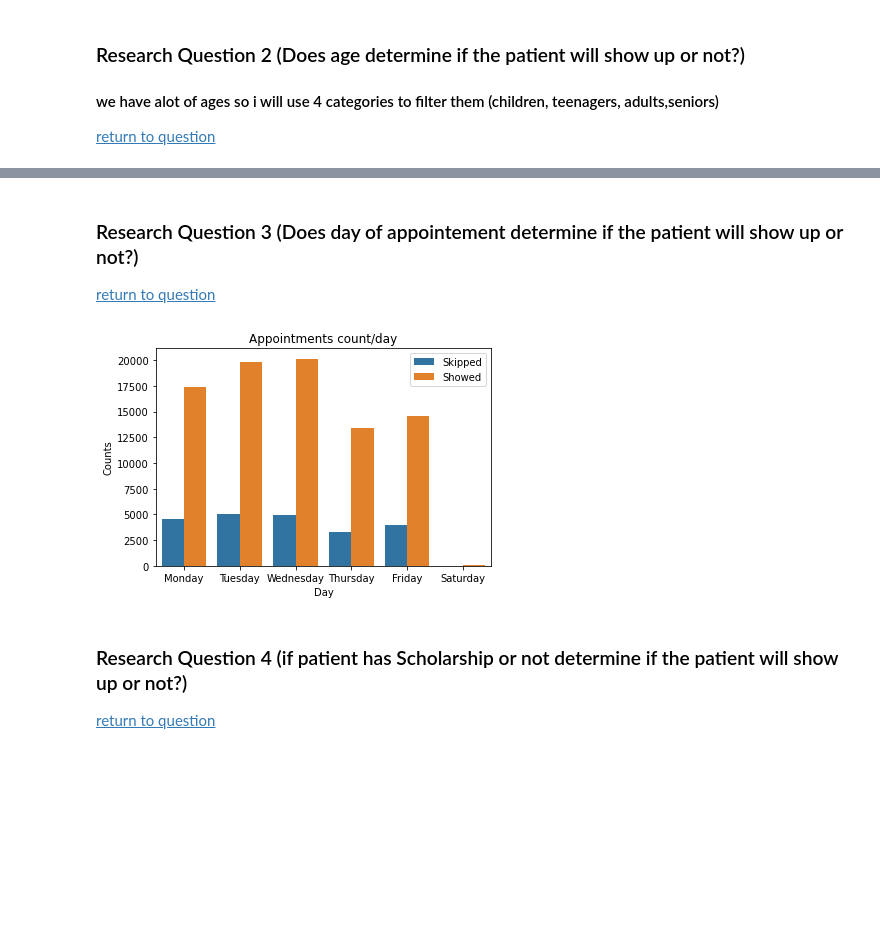
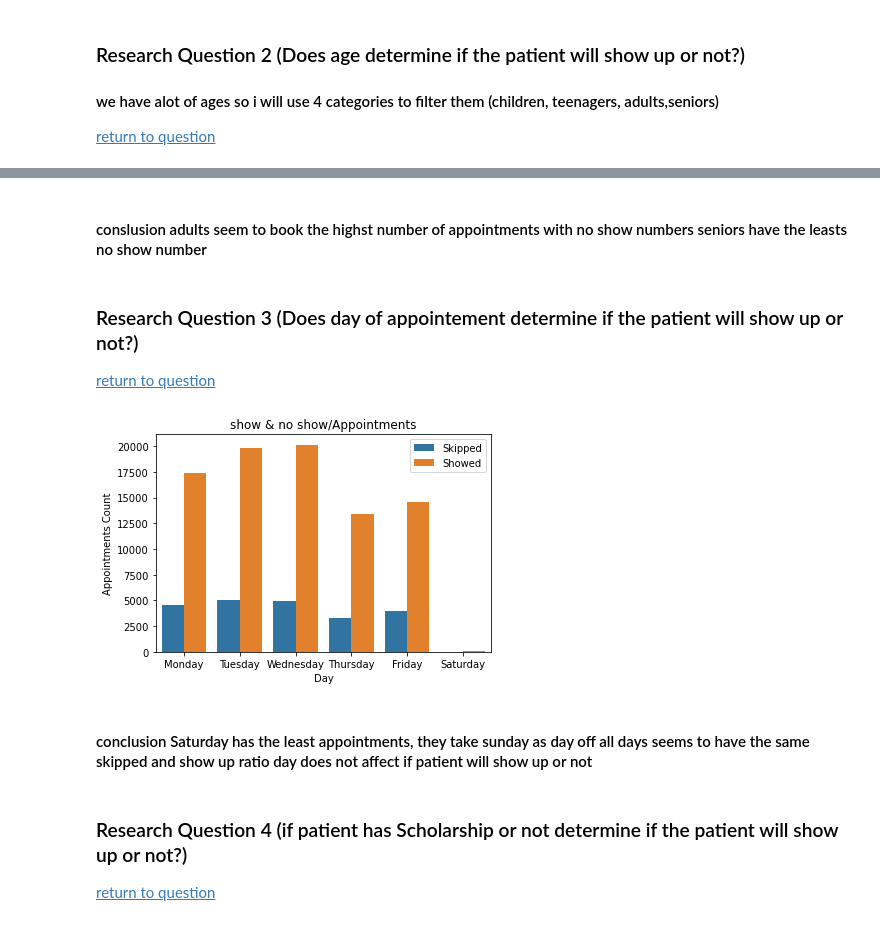
Before and after one commit to ahmed-yousef/investigate_noshow_dataset_proj1, a Jupyter notebook: investigate-a-dataset-template.ipynb, the cells around one changed output, grey strips where cells are left out. Saved outputs shown, nothing was run; the diff lists cells and outputs as text; code cells hidden in the pictures; blank space fills up the shorter version.

```diff
--- a/investigate-a-dataset-template.ipynb
+++ b/investigate-a-dataset-template.ipynb
@@ -94,8 +94,8 @@ memory usage: 11.8+ MB
 # %%
 # After discussing the structure of the data and any problems that need to be
 #   cleaned, perform those cleaning steps in the second part of this section.
-# 1-drop PatientId irrelevent to our analysis.
-df.drop(columns=['PatientId'],inplace=True)
+# 1-drop PatientId & AppointmentID irrelevent to our analysis.
+df.drop(columns=['PatientId','AppointmentID'],inplace=True)
 #check
 df.head()
 # %% [output]
@@ -260,31 +251,30 @@ plt.show()
+# %% [markdown]
+#### conslusion adults seem to book the highst number of appointments with no show numbers seniors have the leasts no show number
 # %% [markdown]
 <a id='q3'></a>
 ### Research Question 3  (Does day of appointement determine if the patient will show up or not?)
 <a href="#returnq">return to question</a>
 # %%
+df_days = df[['AppointmentDay', 'NoShow']].copy()
 
-df_days = df[['AppointmentDay', 'NoShow']].copy()
 df_days['day'] = df_days['AppointmentDay'].dt.dayofweek
 
 days={0:'Monday', 1:'Tuesday', 2:'Wednesday', 3:'Thursday', 4:'Friday', 5:'Saturday', 6:'Sunday'}
 
 ax  = plt.subplot()
 
 sns.countplot(x='day', hue='NoShow', data=df_days)
 
-ax.set_ylabel('Counts')
+ax.set_ylabel('Appointments Count')
 ax.set_xlabel('Day')
 ax.set_xticklabels(days.values())
-ax.set_title('Appointments count/day')
+ax.set_title('show & no show/Appointments')
 ax.legend(['Skipped', 'Showed'])
 plt.show();
-
-#conclusion Saturday has the least appointments
-#they take sunday as day off
-#all days seems to have the same skipped and show up ratio
-#day doesnot affect if patient will show up or not
 # %% [output]
-[figure, old version]
+[figure, new version]
+# %% [markdown]
+#### conclusion Saturday has the least appointments, they take sunday as day off all days seems to have the same skipped and show up ratio day does not affect if patient will show up or not
 # %% [markdown]
 <a id='q4'></a>
 ### Research Question 4  (if patient has Scholarship or not determine if the patient will show up or not?)
```
Also changed, not shown: parts of 22 cells of this notebook, 2 other files.
